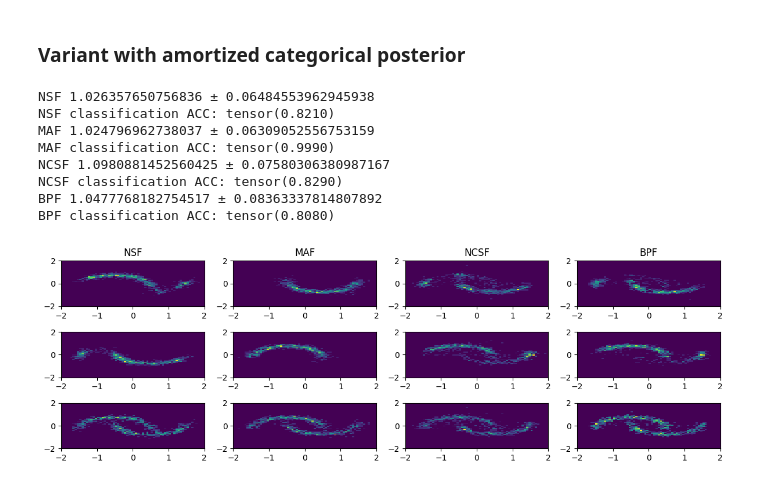
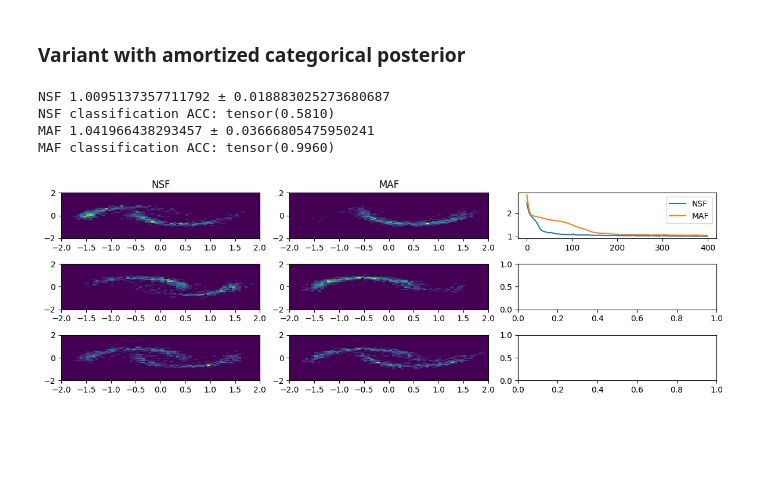
Before and after one commit to dimarkov/nfmix, a Jupyter notebook: examples/testing_nfmixes_zuko.ipynb, the cells around one changed output. Saved outputs shown, nothing was run; the diff lists cells and outputs as text; code cells hidden in the pictures; blank space fills up the shorter version.

Commit message:
reduced model sizes and change contexts to one_hots

```diff
--- a/examples/testing_nfmixes_zuko.ipynb
+++ b/examples/testing_nfmixes_zuko.ipynb
@@ -334,16 +334,16 @@ print(count)
 # %%
-n = 512
+n = 128
 trainset = data.TensorDataset(*two_moons(n))
-trainloader = data.DataLoader(trainset, batch_size=n, shuffle=True)
+trainloader = data.DataLoader(trainset, batch_size=n//2, shuffle=True)
 
 for i, cf in enumerate([cflow, cflow2, cflow3, cflow4]):
     optimizer = torch.optim.AdamW(cf.parameters(), lr=1e-3, weight_decay=1e-4)
 
-    for epoch in range(100):
+    for epoch in range(500):
         losses = []
 
         for x, label in trainloader:
-            c = label.unsqueeze(dim=-1)
+            c = torch.nn.functional.one_hot(label.type(torch.long), 2).type(torch.float16)
 
             loss = -cf(c).log_prob(x).mean()
             loss.backward()
@@ -423,8 +426,10 @@ class ELBO(torch.nn.Module):
     def log_joint(self, x: torch.Tensor) -> torch.Tensor:
         n_components = self.prior._num_events
         log_probs = []
-        for c in torch.arange(n_components, dtype=torch.float).to(device=x.device):
-            log_probs.append(self.decoder(c.unsqueeze(dim=-1)).log_prob(x))
+        one_hots = torch.nn.functional.one_hot(torch.arange(n_components), n_components).type(torch.float16).to(device=x.device)
+        for c in one_hots:
+            _c = torch.broadcast_to(c, x.shape[:1] + c.shape)
+            log_probs.append(self.decoder(_c).log_prob(x))
 
         return torch.stack(log_probs, dim=-1) + self.prior.logits
 
@@ -452,8 +457,10 @@ class ELBOAmort(torch.nn.Module):
         ln_q = self.encoder(x)
         n_components = ln_q.shape[-1]
         log_probs = []
-        for c in torch.arange(n_components, dtype=torch.float).to(device=x.device):
-            log_probs.append(self.decoder(c.unsqueeze(dim=-1)).log_prob(x))
+        one_hots = torch.nn.functional.one_hot(torch.arange(n_components), n_components).type(torch.float16).to(device=x.device)
+        for c in one_hots:
+            _c = torch.broadcast_to(c, x.shape[:1] + c.shape)
+            log_probs.append(self.decoder(_c).log_prob(x))
 
         q = torch.nn.Softmax(dim=-1)(ln_q)
         log_q_m_log_p = - torch.stack(log_probs, -1) - self.prior.logits + ln_q - torch.logsumexp(ln_q, dim=-1, keepdim=True)
@@ -530,66 +534,69 @@ BPF classification ACC: tensor(0.8060)
 ### Variant with amortized categorical posterior
 # %%
 n_components = 2
-n = 4_000
+n = 2048
 trainset = data.TensorDataset(*two_moons(n))
-trainloader = data.DataLoader(trainset, batch_size=128, shuffle=True)
+trainloader = data.DataLoader(trainset, batch_size=512, shuffle=True)
 
-fig, axes = plt.subplots(3, 4, figsize=(12, 4))
-names = ['NSF', 'MAF', 'NCSF', 'BPF']
+names = ['NSF', 'MAF']
+fig, axes = plt.subplots(3, len(names) + 1, figsize=(12, 4))
 
-cflow = zuko.flows.NSF(features=2, context=1, transforms=1, hidden_features=(64, 64))
-cflow2 = zuko.flows.MAF(features=2, context=1, transforms=2, hidden_features=(64, 64))
-cflow3 = zuko.flows.NCSF(features=2, context=1, transforms=1)
-cflow4 = zuko.flows.BPF(features=2, context=1, degree=2)
+cflow = zuko.flows.NSF(features=2, context=2, transforms=2, hidden_features=(32, 32))
+cflow2 = zuko.flows.MAF(features=2, context=2, transforms=4, hidden_features=(32, 32))
+cflow3 = zuko.flows.NCSF(features=2, context=2, transforms=2, hidden_features=(32, 32))
+cflow4 = zuko.flows.BPF(features=2, context=2, degree=8, hidden_features=(32, 32))
 
-decoders = [cflow, cflow2, cflow3, cflow3]
+decoders = [cflow, cflow2]
+
+c1 = torch.nn.functional.one_hot(torch.tensor(0), 2).type(torch.float16).to(cuda0)
+c2 = torch.nn.functional.one_hot(torch.tensor(1), 2).type(torch.float16).to(cuda0)
 
 for i, name, decoder in zip(range(len(names)), names, decoders):
-    cat_net = MLP(in_channels=2, hidden_channels=[64, n_components]).to(cuda0)
+    cat_net = MLP(in_channels=2, hidden_channels=[32, 32, n_components]).to(cuda0)
     cat = zuko.distributions.Categorical(logits=torch.zeros(n_components).to(cuda0))
     elbo = ELBOAmort(cat_net, decoder.to(cuda0), cat).to(cuda0)
-    optimizer = torch.optim.AdamW(elbo.parameters(), lr=1e-3, weight_decay=1e-4)
+    optimizer = torch.optim.AdamW(elbo.parameters(), lr=1e-3, weight_decay=1e-5)
 
-    for epoch in range(200):
+    all_losses = []
+    for epoch in range(400):
         losses = []
 
         for x, label in trainloader:
             loss = elbo(x.to(cuda0)).mean()
             loss.backward()
 
             optimizer.step()
             optimizer.zero_grad()
 
             losses.append(loss.detach())
 
         losses = torch.stack(losses)
-
+        all_losses.append(losses.mean().item())
     print(f"{name}", losses.mean().item(), "±", losses.std().item())
 
     with torch.no_grad():
-        samples1 = elbo.decoder(torch.tensor([0.0]).to(cuda0)).sample((1000,))
-        samples2 = elbo.decoder(torch.tensor([1.0]).to(cuda0)).sample((1000,))
+        samples1 = elbo.decoder(c1).sample((1000,))
+        samples2 = elbo.decoder(c2).sample((1000,))
         cats = elbo.prior.sample((1000,)).to(cuda0)
 
         samples = torch.where((cats == 1).unsqueeze(dim=-1), samples2, samples1)
         ln_q = elbo.encoder(test_x.to(cuda0))
 
         acc = torch.mean((ln_q.argmax(-1).cpu() == test_label).type(torch.float))
         print(f"{name} classification ACC:", torch.max(acc, 1 - acc))
 
     axes[0, i].hist2d(*samples1.cpu().T, bins=64, range=((-2, 2), (-2, 2)))
     axes[1, i].hist2d(*samples2.cpu().T, bins=64, range=((-2, 2), (-2, 2)))
     axes[2, i].hist2d(*samples.cpu().T, bins=64, range=((-2, 2), (-2, 2)))
     axes[0, i].set_title(name)
 
+    axes[0, -1].plot(all_losses, label=name)
+
+axes[0, -1].legend()
 fig.tight_layout()
 # %% [output]
-NSF 1.026357650756836 ± 0.06484553962945938
-NSF classification ACC: tensor(0.8210)
-MAF 1.024796962738037 ± 0.06309052556753159
-MAF classification ACC: tensor(0.9990)
-NCSF 1.0980881452560425 ± 0.07580306380987167
-NCSF classification ACC: tensor(0.8290)
-BPF 1.0477768182754517 ± 0.08363337814807892
-BPF classification ACC: tensor(0.8080)
+NSF 1.0095137357711792 ± 0.018883025273680687
+NSF classification ACC: tensor(0.5810)
+MAF 1.041966438293457 ± 0.03666805475950241
+MAF classification ACC: tensor(0.9960)
-[figure, old version]
+[figure, new version]
```
Also changed, not shown: parts of 13 cells of this notebook.
